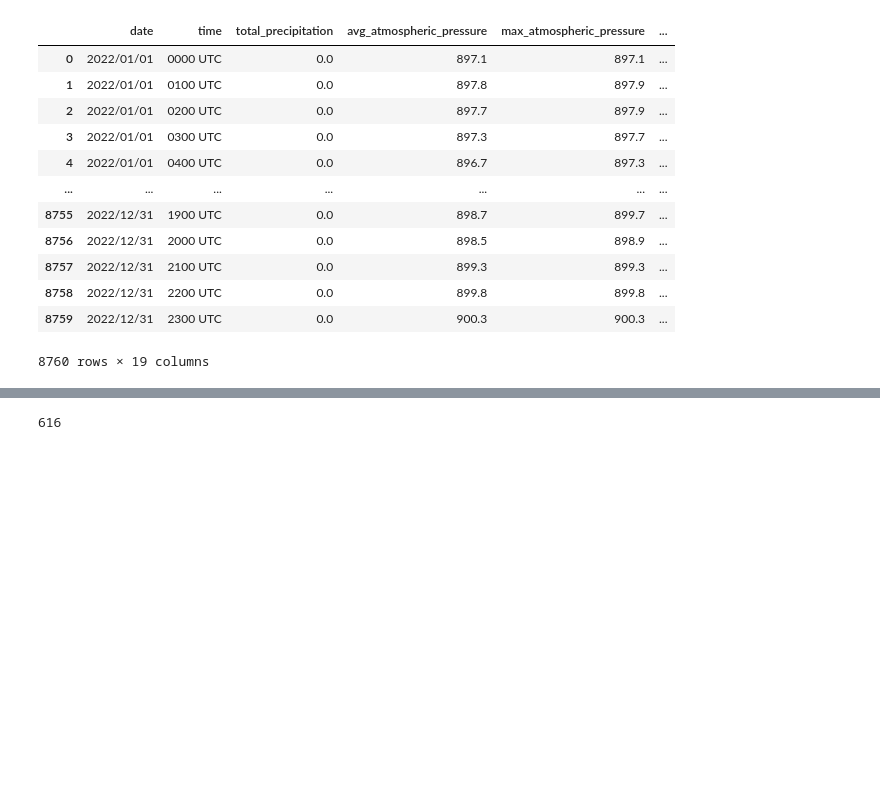
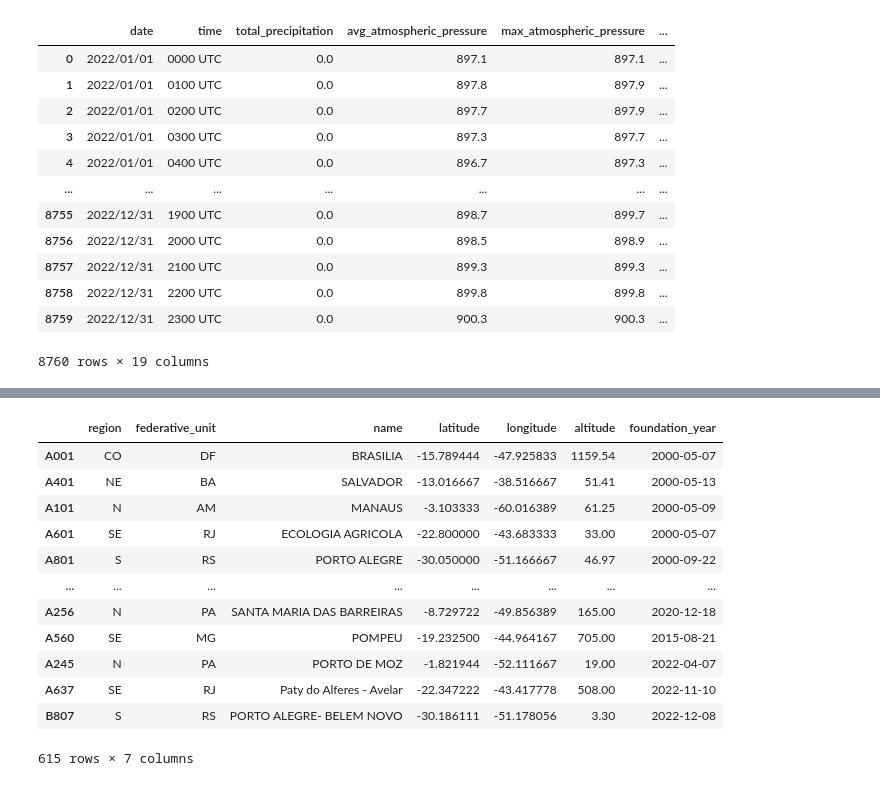
Before and after one commit to schmidtvinicius/data-engineering, a Jupyter notebook: quality-assessment/analysis.ipynb, the cells around one changed output, grey strips where cells are left out. Cells and saved outputs as stored; diff of their text form; code cells hidden in the pictures; blank space fills up the shorter version.

```diff
--- a/quality-assessment/analysis.ipynb
+++ b/quality-assessment/analysis.ipynb
@@ -120,13 +136,18 @@ failed_files = []
 header_keys = ['region', 'federative_unit', 'name', 'code', 'latitude', 'longitude', 'altitude', 'foundation_year']
 # %%
 for input_files_dir in input_files_dirs:
-    for file_path in os.listdir(input_files_dir):
-        with open(os.path.join(input_files_dir,file_path), 'r', encoding='iso-8859-1') as f:
-            file_header = {k:v for k, v in zip(header_keys, [f.readline().strip().split(':;')[-1] for _ in range(8)])}
-        if stations.get(file_header['code']) == None:
-            file_header['latitude'] = parse_float(file_header['latitude'])
-            file_header['longitude'] = parse_float(file_header['longitude'])
-            file_header['altitude'] = parse_float(file_header['altitude'])
-            file_header['foundation_year'] = parse_date(file_header['foundation_year'])
-            station_code = file_header.pop('code')
-            stations[station_code] = file_header
+    for file_name in os.listdir(input_files_dir):
+        file_path = os.path.join(input_files_dir,file_name)
+        station_measurements = read_csv(file_path)
+        station_measurements.drop_duplicates(subset=['date', 'time'])
+        station_measurements = exclude_null_rows(station_measurements)
+        if station_measurements.size != 0:
+            with open(file_path, 'r', encoding='iso-8859-1') as f:
+                file_header = {k:v for k, v in zip(header_keys, [f.readline().strip().split(':;')[-1] for _ in range(8)])}
+            if stations.get(file_header['code']) == None:
+                file_header['latitude'] = parse_float(file_header['latitude'])
+                file_header['longitude'] = parse_float(file_header['longitude'])
+                file_header['altitude'] = parse_float(file_header['altitude'])
+                file_header['foundation_year'] = parse_date(file_header['foundation_year'])
+                station_code = file_header.pop('code')
+                stations[station_code] = file_header
@@ -133,4 +172,16 @@ for input_files_dir in input_files_dirs:
-# %%
-len(stations.keys())
-# %% [output]
-616
+# %%
+pd.DataFrame.from_dict(stations, orient='index')
+# %% [output]
+|  | region | federative_unit | name | latitude | longitude | altitude | foundation_year |
+| A001 | CO | DF | BRASILIA | -15.789444 | -47.925833 | 1159.54 | 2000-05-07 |
+| A401 | NE | BA | SALVADOR | -13.016667 | -38.516667 | 51.41 | 2000-05-13 |
+| A101 | N | AM | MANAUS | -3.103333 | -60.016389 | 61.25 | 2000-05-09 |
+| A601 | SE | RJ | ECOLOGIA AGRICOLA | -22.800000 | -43.683333 | 33.00 | 2000-05-07 |
+| A801 | S | RS | PORTO ALEGRE | -30.050000 | -51.166667 | 46.97 | 2000-09-22 |
+| ... | ... | ... | ... | ... | ... | ... | ... |
+| A256 | N | PA | SANTA MARIA DAS BARREIRAS | -8.729722 | -49.856389 | 165.00 | 2020-12-18 |
+| A560 | SE | MG | POMPEU | -19.232500 | -44.964167 | 705.00 | 2015-08-21 |
+| A245 | N | PA | PORTO DE MOZ | -1.821944 | -52.111667 | 19.00 | 2022-04-07 |
+| A637 | SE | RJ | Paty do Alferes - Avelar | -22.347222 | -43.417778 | 508.00 | 2022-11-10 |
+| B807 | S | RS | PORTO ALEGRE- BELEM NOVO | -30.186111 | -51.178056 | 3.30 | 2022-12-08 |
+615 rows × 7 columns
```
Also changed, not shown: parts of 3 cells of this notebook.
